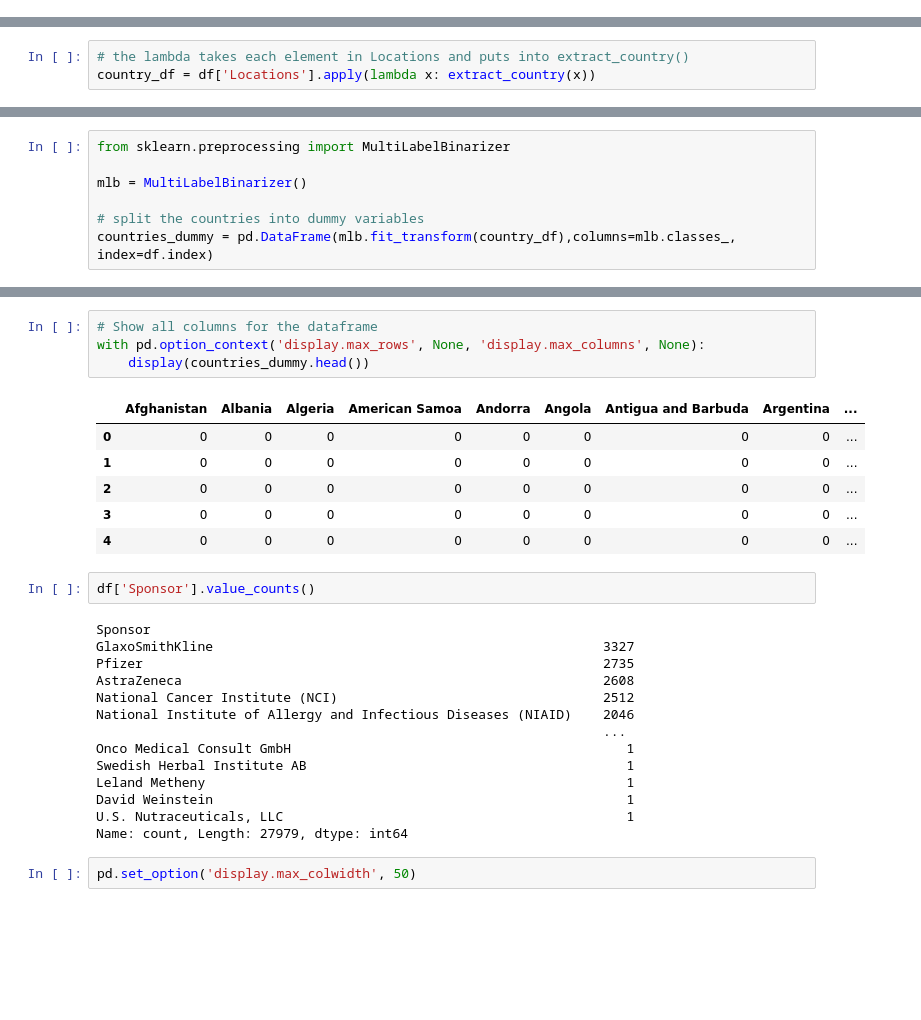
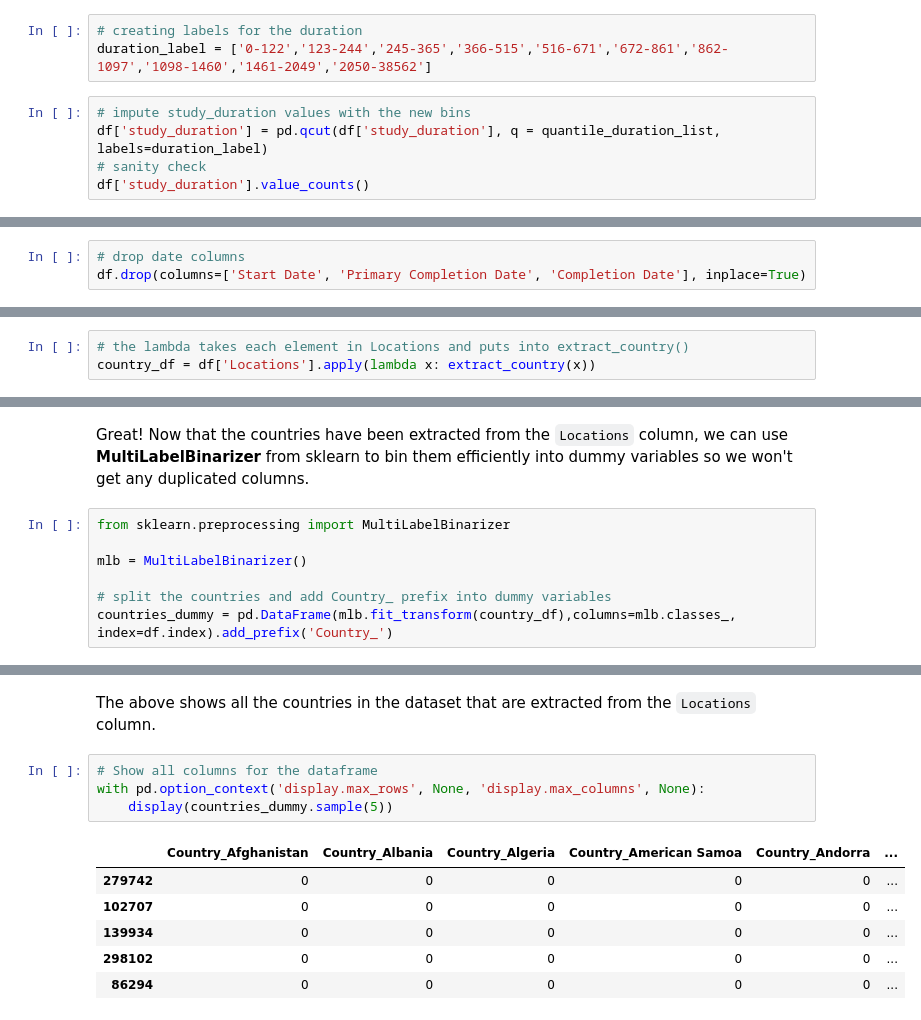
Before and after one commit to clem21chan/Clinical_Trials_Capstone, a Jupyter notebook: Notebooks/2_Preprocessing&EDA.ipynb, the cells around one changed output, grey strips where cells are left out. Drawn from its saved outputs; the diff is of its cells as text; blank space fills up the shorter version.

Commit message:
Removed date columns, added a new feature called study_duration. Performed additional EDA. Organized the CSV files and started working towards a baseline model.

```diff
--- a/Notebooks/2_Preprocessing&EDA.ipynb
+++ b/Notebooks/2_Preprocessing&EDA.ipynb
@@ -805,0 +1029,8 @@ From the first notebook, we found out that the `Locations` column had multiple l
+# %%
+# creating labels for the duration
+duration_label = ['0-122','123-244','245-365','366-515','516-671','672-861','862-1097','1098-1460','1461-2049','2050-38562']
+# %%
+# impute study_duration values with the new bins
+df['study_duration'] = pd.qcut(df['study_duration'], q = quantile_duration_list, labels=duration_label)
+# sanity check
+df['study_duration'].value_counts()
@@ -805,0 +1065,3 @@ From the first notebook, we found out that the `Locations` column had multiple l
+# %%
+# drop date columns
+df.drop(columns=['Start Date', 'Primary Completion Date', 'Completion Date'], inplace=True)
@@ -898,13 +1194,15 @@ country_df
 305108                            [United States]
 305109                                  [Belgium]
 Name: Locations, Length: 305110, dtype: object
+# %% [markdown]
+Great! Now that the countries have been extracted from the `Locations` column, we can use **MultiLabelBinarizer** from sklearn to bin them efficiently into dummy variables so we won't get any duplicated columns.
 # %%
 from sklearn.preprocessing import MultiLabelBinarizer
 
 mlb = MultiLabelBinarizer()
 
-# split the countries into dummy variables
-countries_dummy = pd.DataFrame(mlb.fit_transform(country_df),columns=mlb.classes_, index=df.index)
+# split the countries and add Country_ prefix into dummy variables
+countries_dummy = pd.DataFrame(mlb.fit_transform(country_df),columns=mlb.classes_, index=df.index).add_prefix('Country_')
 # %%
 # column names fitted by mlb
 mlb.classes_
@@ -926,32 +1224,16 @@ array(['Afghanistan', 'Albania', 'Algeria', 'American Samoa', 'Andorra',
        'Uganda', 'Ukraine', 'United Arab Emirates', 'United Kingdom',
        'United States', 'Uruguay', 'Uzbekistan', 'Yemen', 'Zambia',
        'Zimbabwe'], dtype=object)
+# %% [markdown]
+The above shows all the countries in the dataset that are extracted from the `Locations` column.
 # %%
 # Show all columns for the dataframe
 with pd.option_context('display.max_rows', None, 'display.max_columns', None):
-    display(countries_dummy.head())
+    display(countries_dummy.sample(5))
 # %% [output]
-|  | Afghanistan | Albania | Algeria | American Samoa | Andorra | Angola | Antigua and Barbuda | Argentina | ... |
-| 0 | 0 | 0 | 0 | 0 | 0 | 0 | 0 | 0 | ... |
-| 1 | 0 | 0 | 0 | 0 | 0 | 0 | 0 | 0 | ... |
-| 2 | 0 | 0 | 0 | 0 | 0 | 0 | 0 | 0 | ... |
-| 3 | 0 | 0 | 0 | 0 | 0 | 0 | 0 | 0 | ... |
-| 4 | 0 | 0 | 0 | 0 | 0 | 0 | 0 | 0 | ... |
+|  | Country_Afghanistan | Country_Albania | Country_Algeria | Country_American Samoa | Country_Andorra | ... |
+| 279742 | 0 | 0 | 0 | 0 | 0 | ... |
+| 102707 | 0 | 0 | 0 | 0 | 0 | ... |
+| 139934 | 0 | 0 | 0 | 0 | 0 | ... |
+| 298102 | 0 | 0 | 0 | 0 | 0 | ... |
+| 86294 | 0 | 0 | 0 | 0 | 0 | ... |
-# %%
-df['Sponsor'].value_counts()
-# %% [output]
-Sponsor
-GlaxoSmithKline                                                  3327
-Pfizer                                                           2735
-AstraZeneca                                                      2608
-National Cancer Institute (NCI)                                  2512
-National Institute of Allergy and Infectious Diseases (NIAID)    2046
-                                                                 ...
-Onco Medical Consult GmbH                                           1
-Swedish Herbal Institute AB                                         1
-Leland Metheny                                                      1
-David Weinstein                                                     1
-U.S. Nutraceuticals, LLC                                            1
-Name: count, Length: 27979, dtype: int64
-# %%
-pd.set_option('display.max_colwidth', 50)
```
Also changed, not shown: parts of 82 cells of this notebook, 2 other files.
